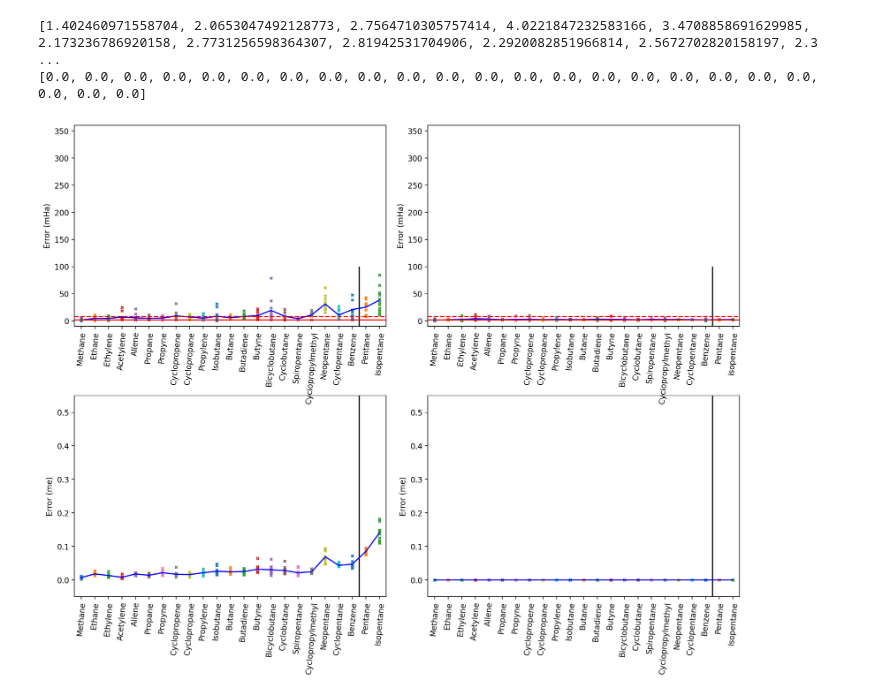
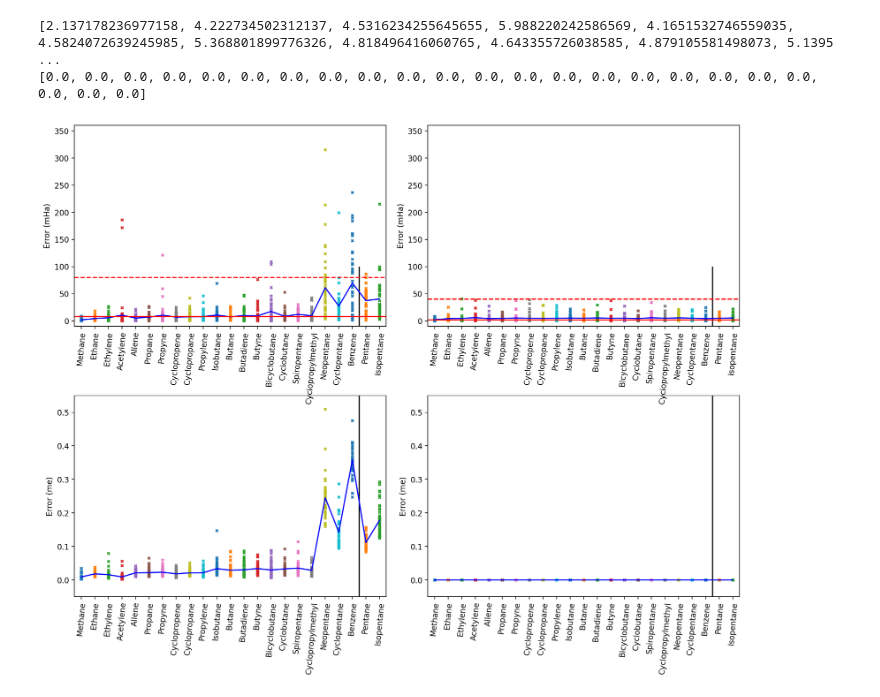
Before and after one commit to chem12346789/ai-dft, a Jupyter notebook: veiw_data.ipynb, the cells around one changed output. Saved outputs shown, nothing was run; the diff lists cells and outputs as text; code cells hidden in the pictures.

```diff
--- a/veiw_data.ipynb
+++ b/veiw_data.ipynb
@@ -66,8 +66,9 @@ for i in range(shapexy[0]):
 
 axes = axes[::-1, :]
 
-# load_name = "2024-05-18-19-35-45-800"
-load_name = "2024-05-20-12-58-39-800"
+load_name = "2024-05-18-19-35-45-800"
+# load_name = "2024-05-20-12-58-39-800"
+# load_name = "2024-05-21-19-27-58-800"
 
 list_of_path = list(Path("validate/").glob(f"validate-ccdft-{load_name}"))
 load_path = max(list_of_path, key=lambda p: p.stat().st_ctime)
@@ -80,7 +81,7 @@ i_row_pd_l = {
     1: 3,
 }
 
-distance = "0.2100"
+distance = ""
 
 for i_row in range(2):
     i_row_pd = i_row_pd_l[i_row]
@@ -96,8 +97,8 @@ for i_row in range(2):
 
     i += 1
     axes[i_row, 0].vlines(i - 0.5, -10, 100, "k")
-    axes[0, 0].hlines(1 / 0.627, -0.5, 100 - 0.5, "r")
-    axes[0, 0].hlines(5 / 0.627, -0.5, 100 - 0.5, "r", linestyle="--")
+    axes[0, 0].hlines(5 / 0.627, -0.5, 100 - 0.5, "r")
+    axes[0, 0].hlines(50 / 0.627, -0.5, 100 - 0.5, "r", linestyle="--")
 
     data = pd.read_csv(load_path / "eval.csv")
     for j, j_name in enumerate(EVAL_STR_DICT):
@@ -136,7 +137,7 @@ for i_row in range(2):
     i += 1
     axes[i_row, 1].vlines(i - 0.5, -10, 100, "k")
     axes[0, 1].hlines(1 / 0.627, -0.5, 100 - 0.5, "r")
-    axes[0, 1].hlines(5 / 0.627, -0.5, 100 - 0.5, "r", linestyle="--")
+    axes[0, 1].hlines(25 / 0.627, -0.5, 100 - 0.5, "r", linestyle="--")
 
     data = pd.read_csv(load_path_dft / "eval_dft.csv")
     for j, j_name in enumerate(EVAL_STR_DICT):
@@ -150,32 +151,32 @@ for i_row in range(2):
         data_np_sort = np.sort(np.abs(data_np))[1:]
         error_l.append(np.mean(data_np_sort))
         axes[i_row, 1].scatter(
             i + j + np.zeros_like(data_np_sort), data_np_sort, s=10, marker="x"
         )
 
     axes[i_row, 1].set_xticks(
         range(len(TRAIN_STR_DICT) + len(EVAL_STR_DICT)),
         TRAIN_STR_DICT + EVAL_STR_DICT,
         rotation=85,
     )
     print(error_l)
     axes[i_row, 1].plot(range(len(TRAIN_STR_DICT) + len(EVAL_STR_DICT)), error_l, "b")
     axes[i_row, 0].set_xlim(-0.5, len(TRAIN_STR_DICT) + len(EVAL_STR_DICT) - 0.5)
     axes[i_row, 1].set_xlim(-0.5, len(TRAIN_STR_DICT) + len(EVAL_STR_DICT) - 0.5)
 
 axes[0, 0].set_ylim(-10, 360)
 axes[0, 0].set_ylabel("Error (mHa)")
 axes[1, 0].set_ylim(-5e-2, 5.5e-1)
 axes[1, 0].set_ylabel("Error (me)")
 axes[0, 1].set_ylim(-10, 360)
 axes[0, 1].set_ylabel("Error (mHa)")
 axes[1, 1].set_ylim(-5e-2, 5.5e-1)
 axes[1, 1].set_ylabel("Error (me)")
 plt.savefig(
     f"./manu/figures/energy-ccdft-{load_name}.pdf",
     bbox_inches="tight",
 )
 # %% [output]
-[1.402460971558704, 2.0653047492128773, 2.7564710305757414, 4.0221847232583166, 3.4708858691629985, 2.173236786920158, 2.7731256598364307, 2.81942531704906, 2.2920082851966814, 2.5672702820158197, 2.3 ...
+[2.137178236977158, 4.222734502312137, 4.5316234255645655, 5.988220242586569, 4.1651532746559035, 4.5824072639245985, 5.368801899776326, 4.818496416060765, 4.643355726038585, 4.879105581498073, 5.1395 ...
 [0.0, 0.0, 0.0, 0.0, 0.0, 0.0, 0.0, 0.0, 0.0, 0.0, 0.0, 0.0, 0.0, 0.0, 0.0, 0.0, 0.0, 0.0, 0.0, 0.0, 0.0, 0.0, 0.0]
-[figure, old version]
+[figure, new version]
```
